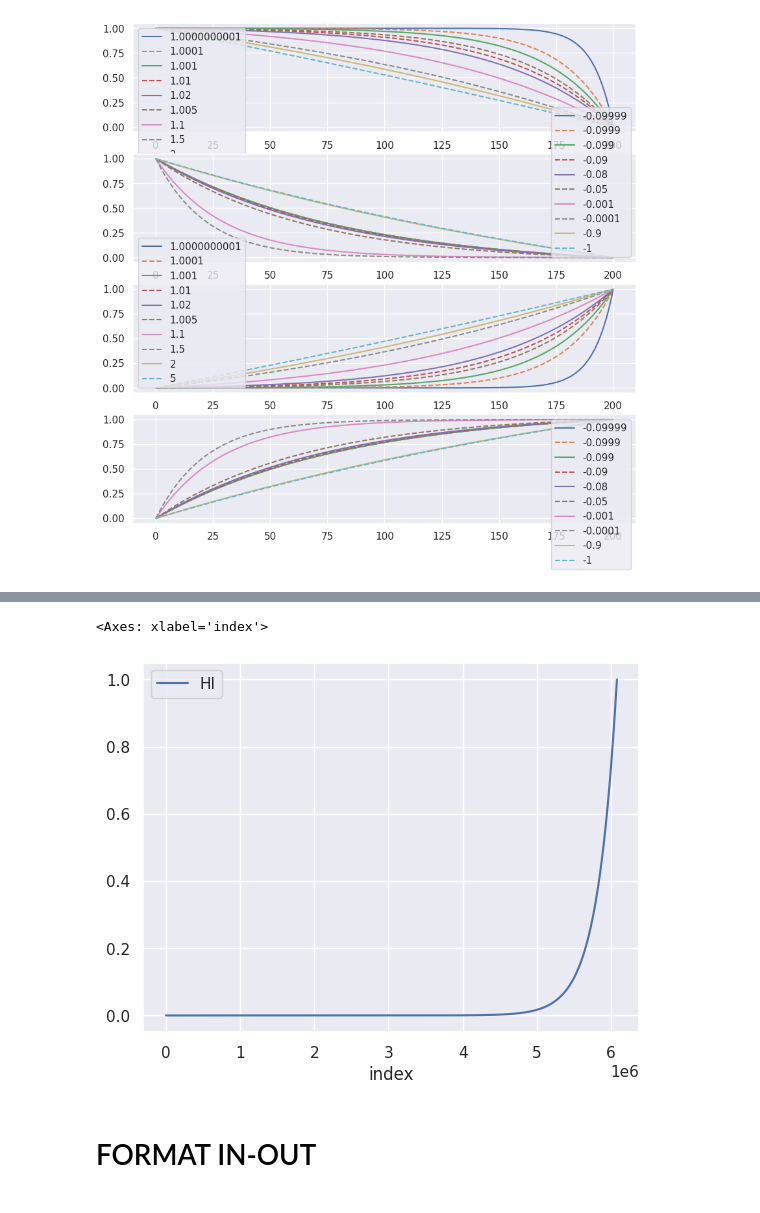
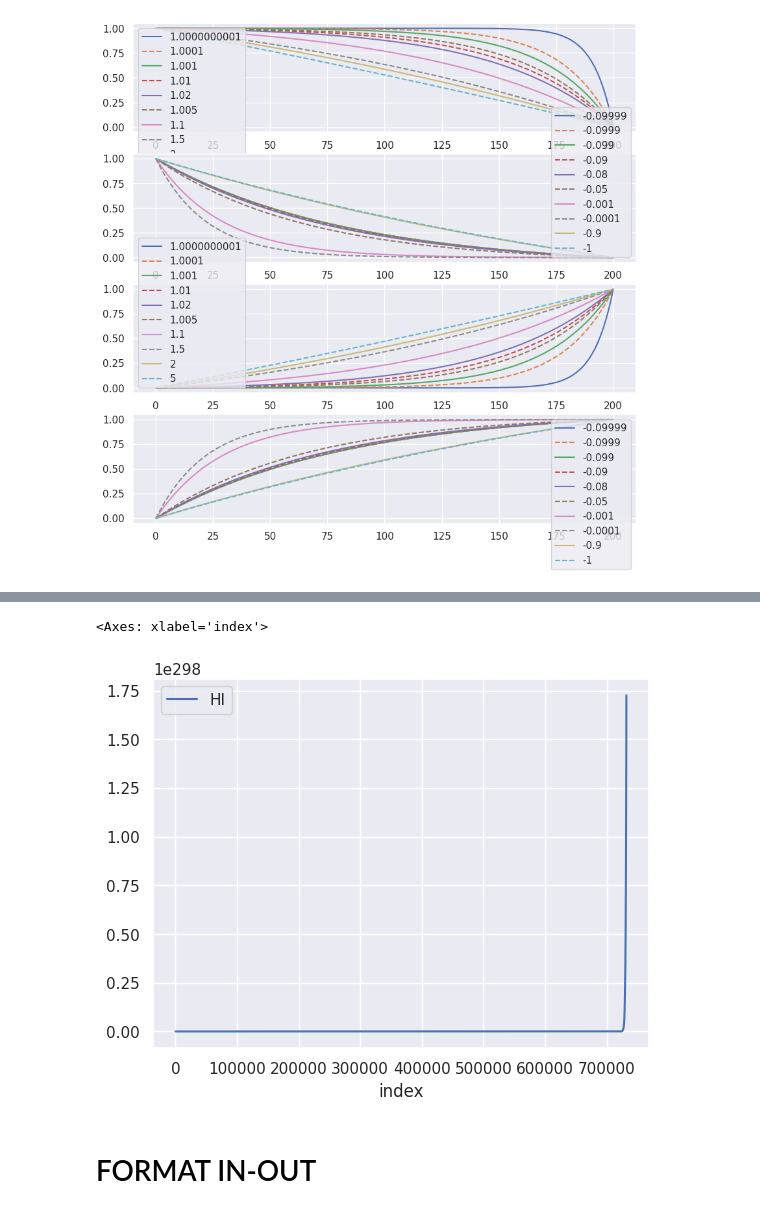
Before and after one commit to TamaVux/PdM, a Jupyter notebook: Pronostia/Pronostia.ipynb, the cells around one changed output, grey strips where cells are left out. Cells and saved outputs as stored; diff of their text form; code cells hidden in the pictures.

```diff
--- a/Pronostia/Pronostia.ipynb
+++ b/Pronostia/Pronostia.ipynb
@@ -201,5 +215,5 @@ def mine_down_sampling(df,bin_size = 256, aggregation = 'mean'):
 
   return downsampled_df
 
-df_down = mine_down_sampling(df_bear13)
+df_down13 = mine_down_sampling(df_bear13)
 # %%
@@ -584,6 +619,10 @@ def add_nonL_HI(df,c = 1.02):
   # Get the total number of cycles for each unit
     result_frame = df.copy()
     result_frame['MAX'] = len(df)
+    try:
+      df.reset_index(inplace=True)
+    except:
+      None
 
     # Calculate remaining useful life for each row
     remaining_useful_life = result_frame["MAX"] - result_frame["index"]
@@ -595,4 +634,4 @@ def add_nonL_HI(df,c = 1.02):
     # Drop MAX and RUL
     result_frame= result_frame.drop(['RUL','MAX'],axis=1)
     return result_frame
-df_bear13 = add_nonL_HI(df_bear13,c = (1 + 10**(-10)))
+df_HI = add_nonL_HI(df_down,c = (1 + 10**(-10)))
@@ -599,7 +647,7 @@ df_bear13 = add_nonL_HI(df_bear13,c = (1 + 10**(-10)))
 # %%
-df_bear13.plot('index','HI')
+df_HI.plot('index','HI')
 # %% [output]
 <Axes: xlabel='index'>
-[figure, old version]
+[figure, new version]
 # %% [markdown]
 # FORMAT IN-OUT
```
Also changed, not shown: parts of 21 cells of this notebook.
